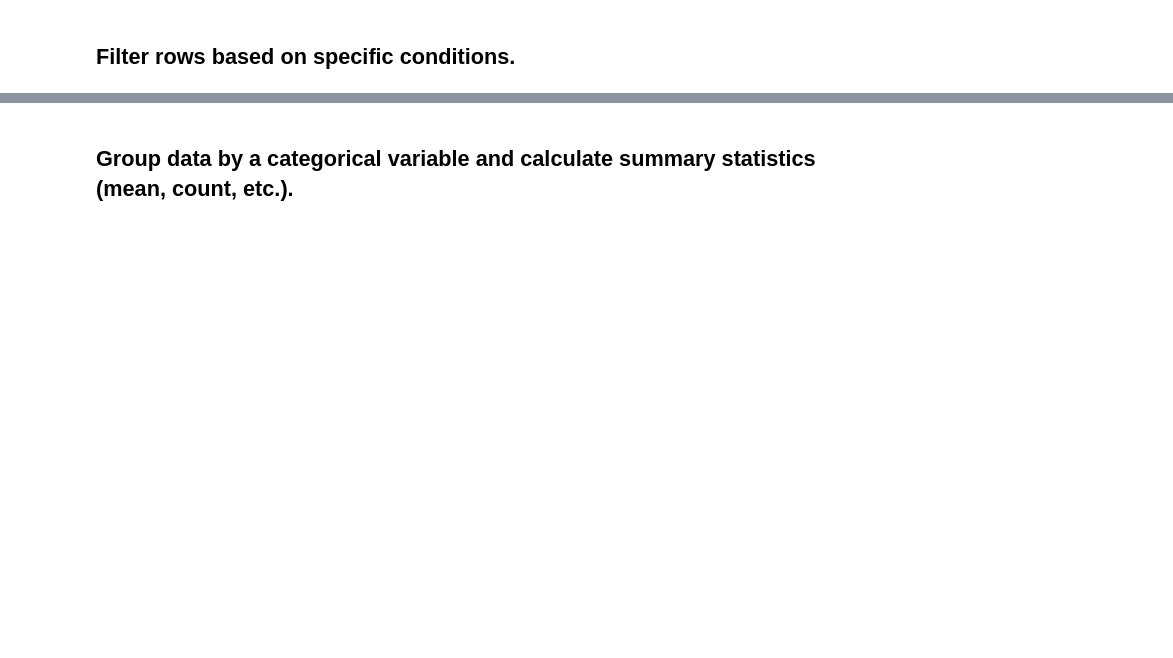
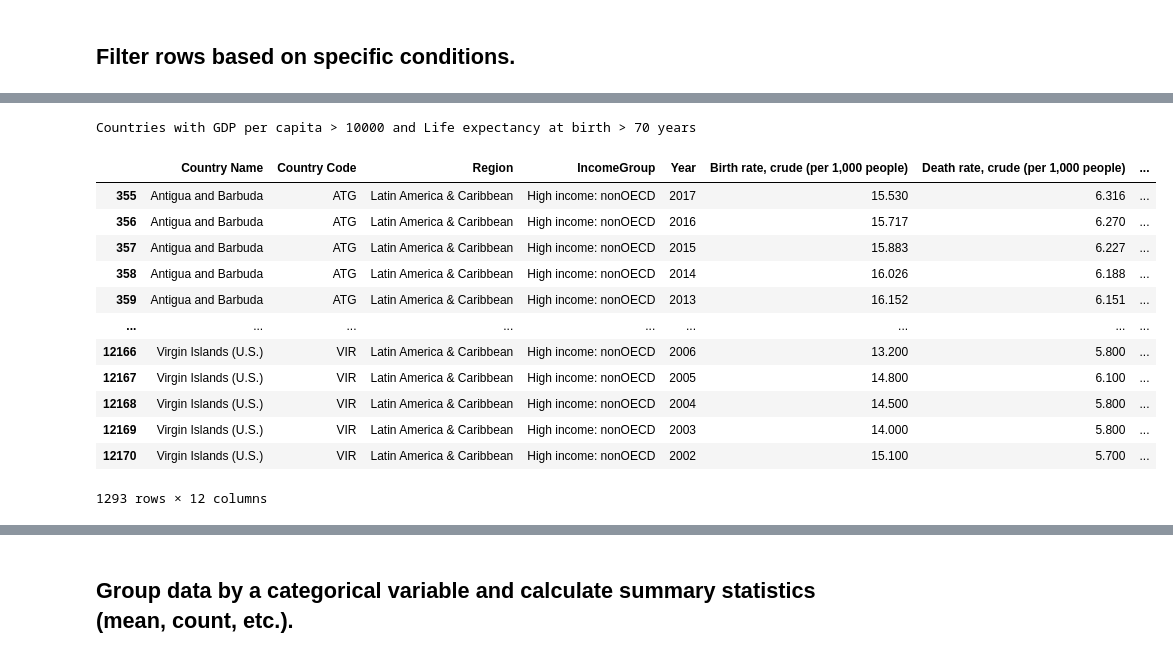
Before and after one commit to farazokc/Bytewise-Fellowship-Data-Science-Track, a Jupyter notebook: A2 - Working with Pandas/BWT_A2_Faraz_Naeem_Piracha.ipynb, the cells around one changed output, grey strips where cells are left out. Drawn from its saved outputs; the diff is of its cells as text; code cells hidden in the pictures; blank space fills up the shorter version.

```diff
--- a/A2 - Working with Pandas/BWT_A2_Faraz_Naeem_Piracha.ipynb
+++ b/A2 - Working with Pandas/BWT_A2_Faraz_Naeem_Piracha.ipynb
@@ -101,0 +192,18 @@ str_cols
+# %%
+print('Countries with GDP per capita > 10000 and Life expectancy at birth > 70 years')
+display(wb_df[(wb_df['GDP per capita (USD)'] > 10000) & (wb_df['Life expectancy at birth (years)'] > 75)])
+# %% [output]
+Countries with GDP per capita > 10000 and Life expectancy at birth > 70 years
+|  | Country Name | Country Code | Region | IncomeGroup | Year | Birth rate, crude (per 1,000 people) | Death rate, crude (per 1,000 people) | ... |
+| 355 | Antigua and Barbuda | ATG | Latin America & Caribbean | High income: nonOECD | 2017 | 15.530 | 6.316 | ... |
+| 356 | Antigua and Barbuda | ATG | Latin America & Caribbean | High income: nonOECD | 2016 | 15.717 | 6.270 | ... |
+| 357 | Antigua and Barbuda | ATG | Latin America & Caribbean | High income: nonOECD | 2015 | 15.883 | 6.227 | ... |
+| 358 | Antigua and Barbuda | ATG | Latin America & Caribbean | High income: nonOECD | 2014 | 16.026 | 6.188 | ... |
+| 359 | Antigua and Barbuda | ATG | Latin America & Caribbean | High income: nonOECD | 2013 | 16.152 | 6.151 | ... |
+| ... | ... | ... | ... | ... | ... | ... | ... | ... |
+| 12166 | Virgin Islands (U.S.) | VIR | Latin America & Caribbean | High income: nonOECD | 2006 | 13.200 | 5.800 | ... |
+| 12167 | Virgin Islands (U.S.) | VIR | Latin America & Caribbean | High income: nonOECD | 2005 | 14.800 | 6.100 | ... |
+| 12168 | Virgin Islands (U.S.) | VIR | Latin America & Caribbean | High income: nonOECD | 2004 | 14.500 | 5.800 | ... |
+| 12169 | Virgin Islands (U.S.) | VIR | Latin America & Caribbean | High income: nonOECD | 2003 | 14.000 | 5.800 | ... |
+| 12170 | Virgin Islands (U.S.) | VIR | Latin America & Caribbean | High income: nonOECD | 2002 | 15.100 | 5.700 | ... |
+1293 rows × 12 columns
```
Also changed, not shown: parts of 16 cells of this notebook, 5 other files.
